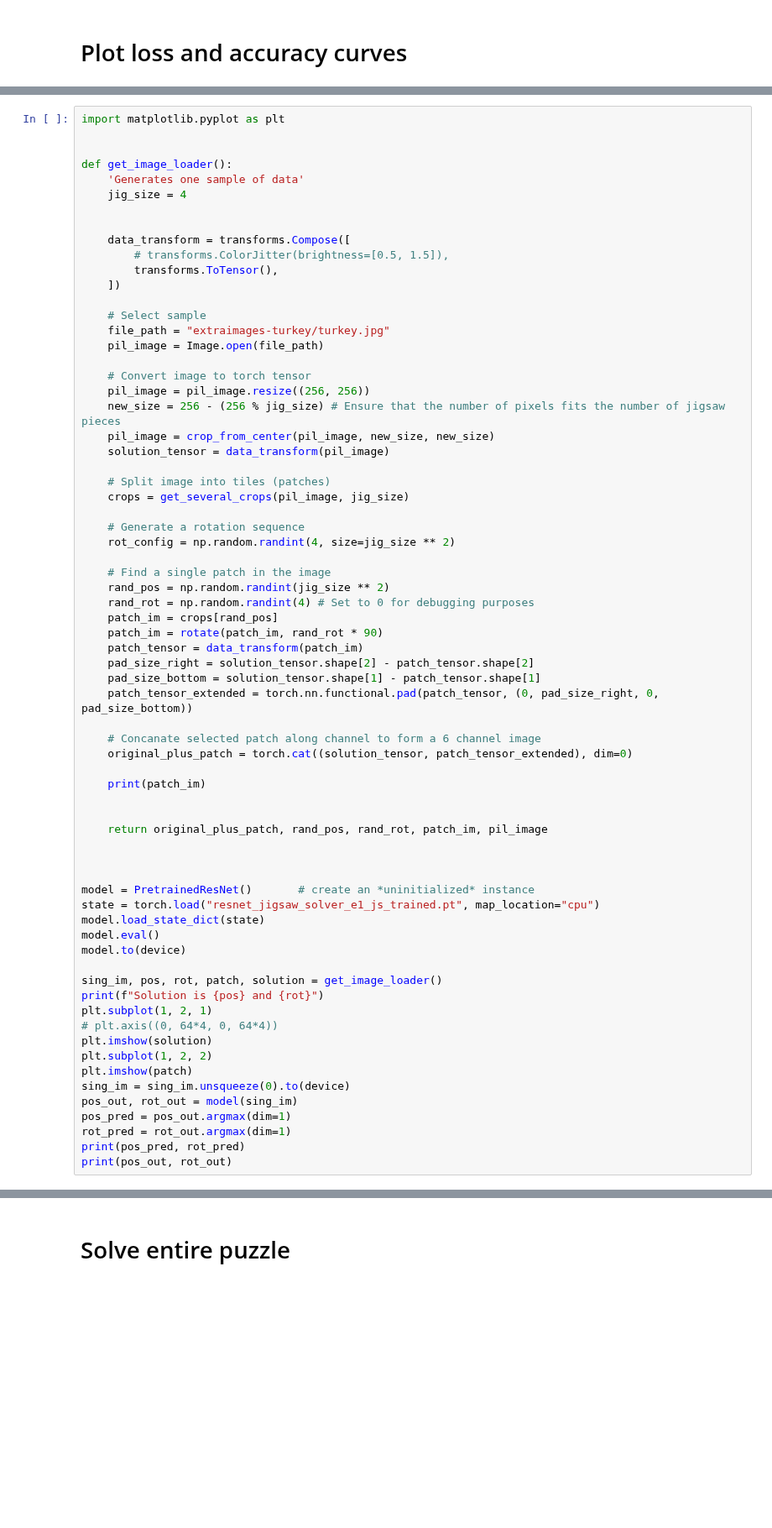
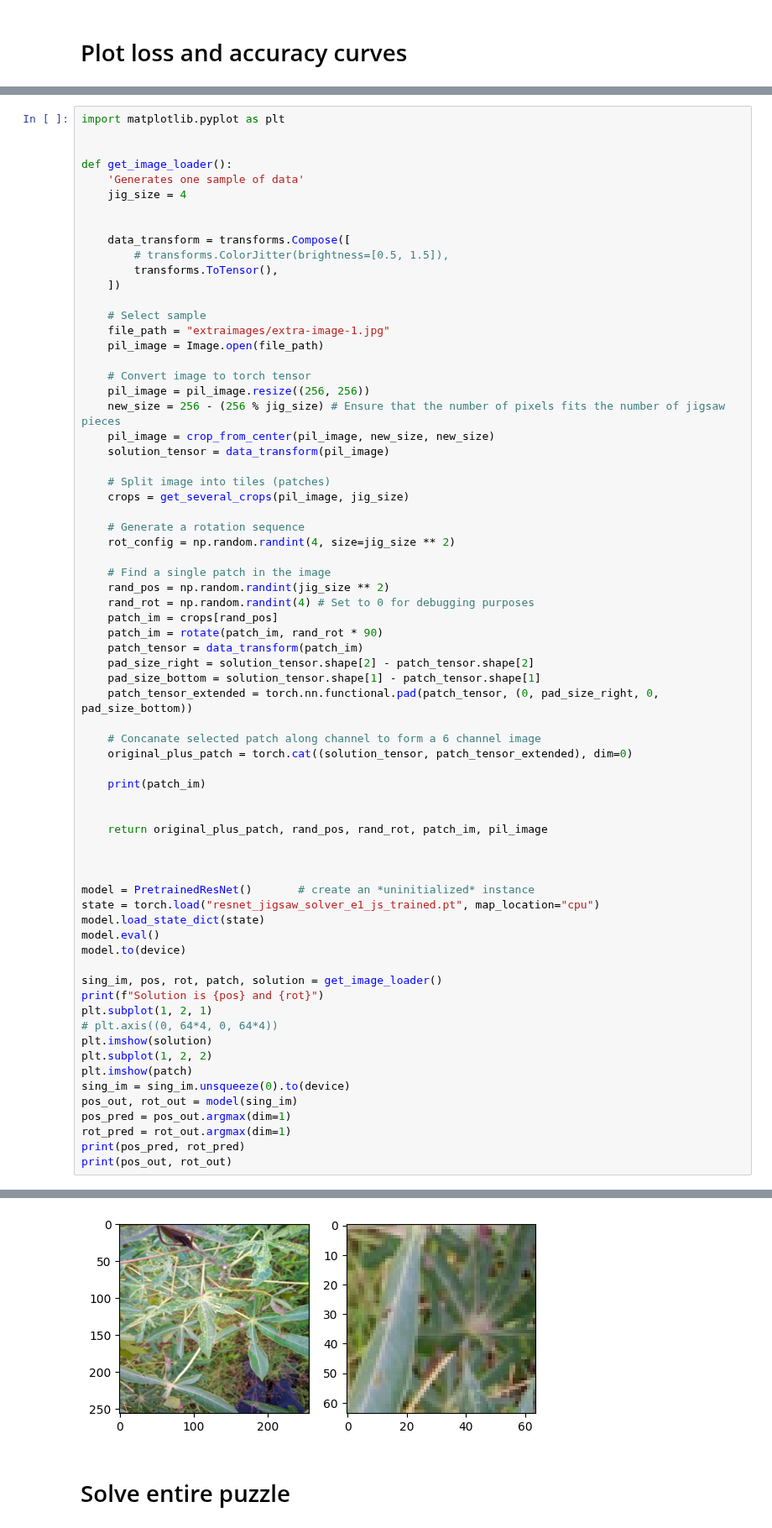
Before and after one commit to ghawkes333/JigsawSolver, a Jupyter notebook: Jigsaw_as_Pretext_task/Jigsaw_pretext.ipynb, the cells around one changed output, grey strips where cells are left out. Shown at 84% size. Cells and saved outputs as stored; diff of their text form; blank space fills up the shorter version.

Commit message:
Fix solve image bug

```diff
--- a/Jigsaw_as_Pretext_task/Jigsaw_pretext.ipynb
+++ b/Jigsaw_as_Pretext_task/Jigsaw_pretext.ipynb
@@ -1060,7 +1060,7 @@ def get_image_loader():
     ])
 
     # Select sample
-    file_path = "extraimages-turkey/turkey.jpg"
+    file_path = "extraimages/extra-image-1.jpg"
     pil_image = Image.open(file_path)
 
     # Convert image to torch tensor
@@ -1114,3 +1114,4 @@ pos_pred = pos_out.argmax(dim=1)
 rot_pred = rot_out.argmax(dim=1)
 print(pos_pred, rot_pred)
 print(pos_out, rot_out)
+# %% [output]
@@ -1117,3 +1124,4 @@ print(pos_out, rot_out)
+[figure, added]
 # %% [markdown]
 # Solve entire puzzle
 # %%
```
Also changed, not shown: parts of 2 cells of this notebook.
